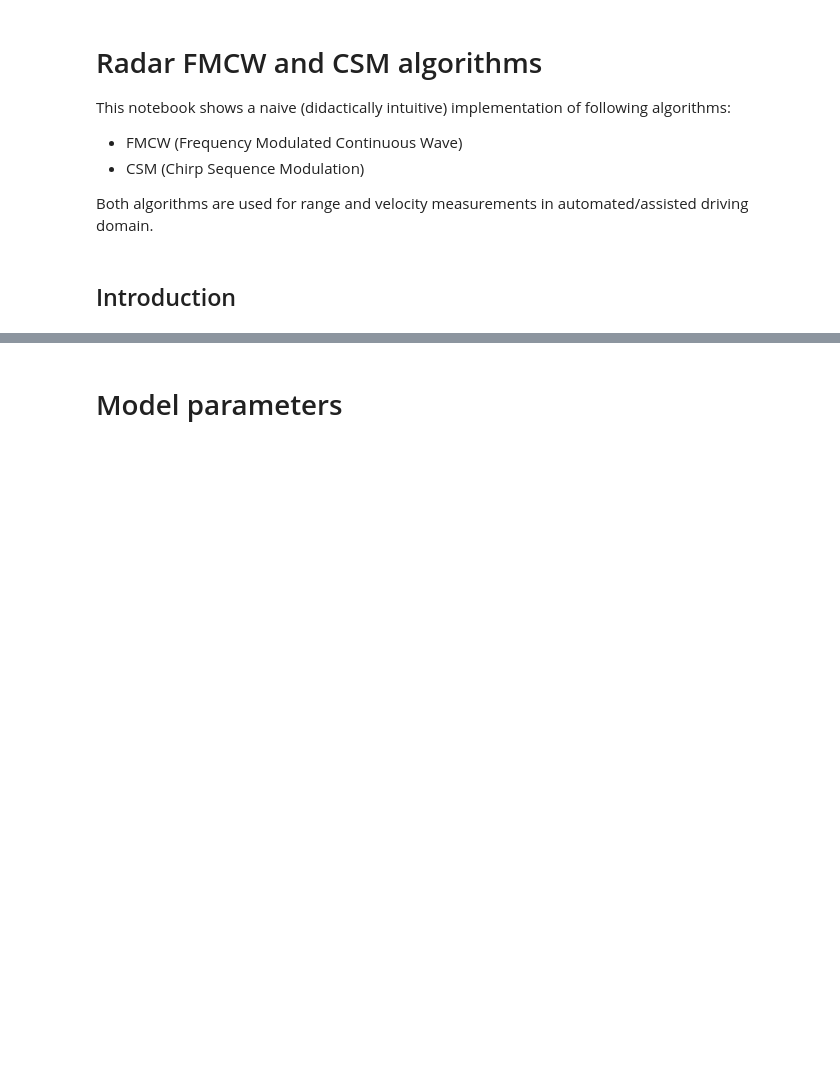
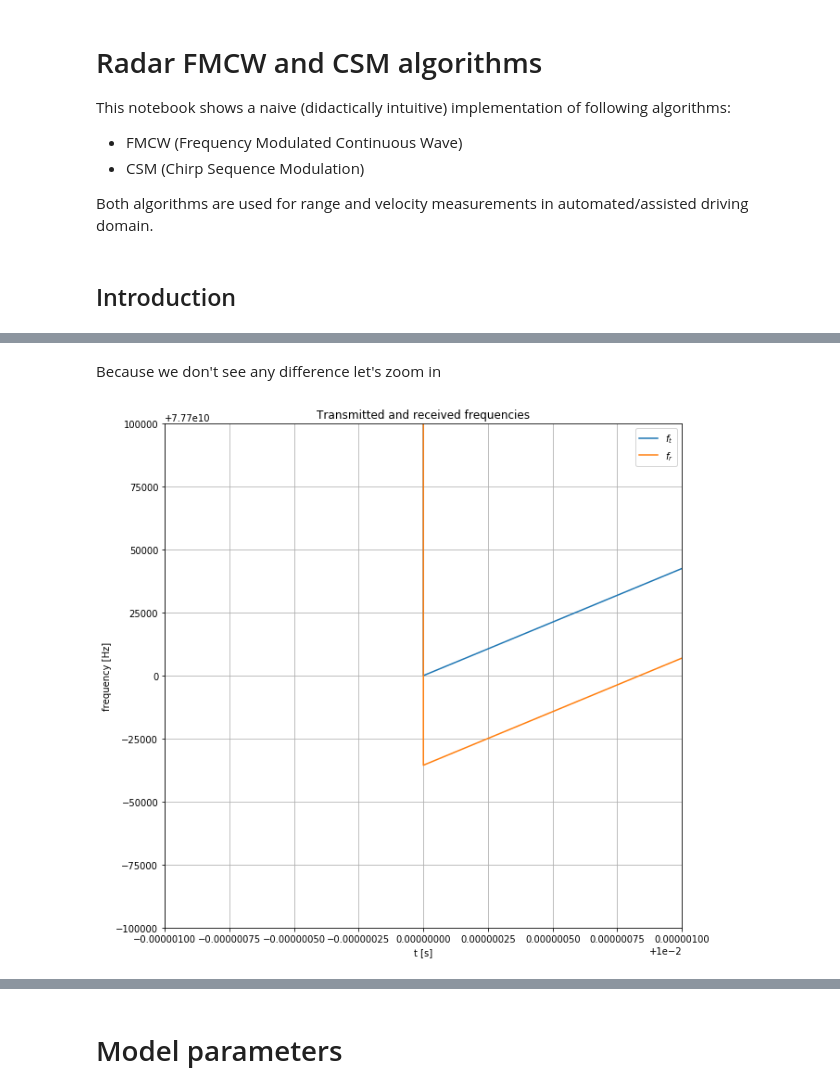
Before and after one commit to kopytjuk/python-fmcw, a Jupyter notebook: RADAR.ipynb, the cells around one changed output, grey strips where cells are left out. Cells and saved outputs as stored; diff of their text form; code cells hidden in the pictures; blank space fills up the shorter version.

```diff
--- a/RADAR.ipynb
+++ b/RADAR.ipynb
@@ -46,0 +138,16 @@ print(plt_version)
+# %% [markdown]
+Because we don't see any difference let's zoom in
+# %%
+t_op = T_ramp
+plt.figure(figsize=(10,10))
+plt.plot(t, f_t(t), label="$f_t$")
+plt.plot(t, f_r(t), label="$f_r$")
+plt.legend()
+plt.xlim([t_op-T_ramp/10000, t_op+T_ramp/10000])
+plt.ylim([f_0-100e3, f_0+100e3])
+plt.xlabel("t [s]")
+plt.ylabel("frequency [Hz]")
+plt.title("Transmitted and received frequencies")
+plt.grid();
+# %% [output]
+[figure, added]
```
Also changed, not shown: parts of 29 cells of this notebook.
